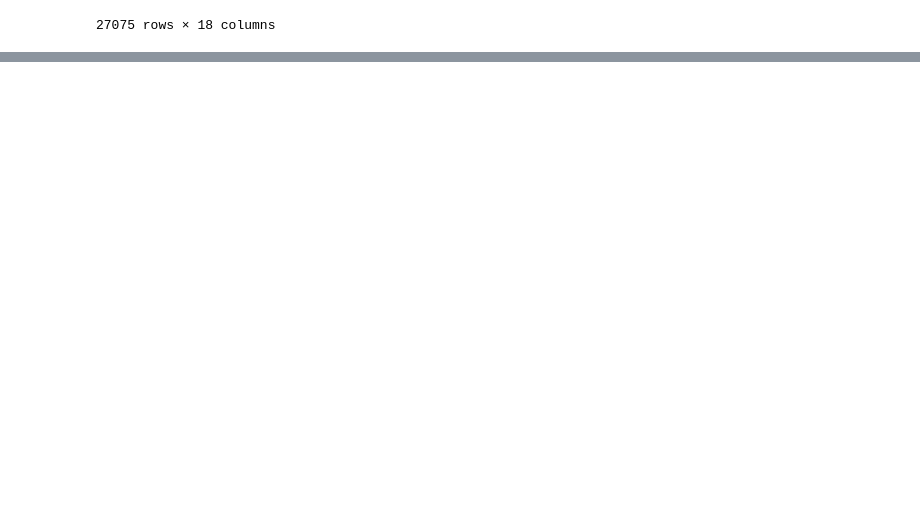
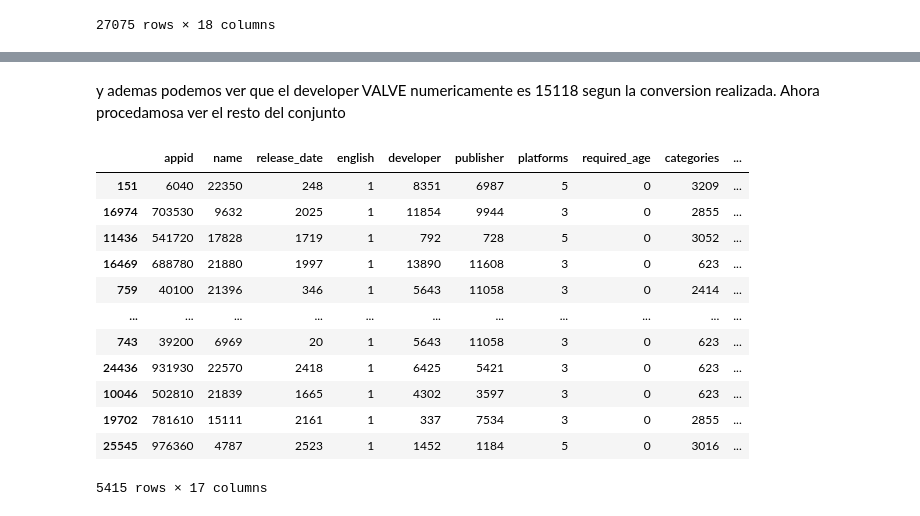
Before and after one commit to Lorenzomar4/ParadigmasDeProgramacionUnsam-tps, a Jupyter notebook: Tp1.ipynb, the cells around one changed output, grey strips where cells are left out. Cells and saved outputs as stored; diff of their text form; code cells hidden in the pictures; blank space fills up the shorter version.

```diff
--- a/Tp1.ipynb
+++ b/Tp1.ipynb
@@ -278,0 +329,4 @@ df
+# %%
+columnasNoNumericas = X.select_dtypes(exclude=['number'])
+columnasNoNumericas = columnasNoNumericas.columns.tolist()
+columnasNoNumericas
@@ -278,0 +345,6 @@ df
+# %%
+from sklearn.preprocessing import LabelEncoder
+'''
+Utilizamos LabelEnconder para convertir a números los datos categóricos.
+'''
+labelencoder_X = LabelEncoder()
@@ -278,0 +353,3 @@ df
+# %%
+X[columnasNoNumericas]=X[columnasNoNumericas].apply(lambda col: labelencoder_X.fit_transform(col))
+X
@@ -278,0 +376,7 @@ df
+# %%
+from sklearn.model_selection import train_test_split
+'''
+train_test_split permite dividir un dataset en bloques, típicamente bloques
+destinados al entrenamiento y validación del modelo.
+'''
+X_train, X_test, y_train, y_test = train_test_split(X, Y, test_size = 0.2, random_state = 0)
@@ -278,0 +409,18 @@ df
+# %% [markdown]
+y ademas podemos ver que el developer VALVE numericamente es  15118 segun la conversion realizada. Ahora procedamosa ver el resto del conjunto
+# %%
+X_test
+# %% [output]
+|  | appid | name | release_date | english | developer | publisher | platforms | required_age | categories | ... |
+| 151 | 6040 | 22350 | 248 | 1 | 8351 | 6987 | 5 | 0 | 3209 | ... |
+| 16974 | 703530 | 9632 | 2025 | 1 | 11854 | 9944 | 3 | 0 | 2855 | ... |
+| 11436 | 541720 | 17828 | 1719 | 1 | 792 | 728 | 5 | 0 | 3052 | ... |
+| 16469 | 688780 | 21880 | 1997 | 1 | 13890 | 11608 | 3 | 0 | 623 | ... |
+| 759 | 40100 | 21396 | 346 | 1 | 5643 | 11058 | 3 | 0 | 2414 | ... |
+| ... | ... | ... | ... | ... | ... | ... | ... | ... | ... | ... |
+| 743 | 39200 | 6969 | 20 | 1 | 5643 | 11058 | 3 | 0 | 623 | ... |
+| 24436 | 931930 | 22570 | 2418 | 1 | 6425 | 5421 | 3 | 0 | 623 | ... |
+| 10046 | 502810 | 21839 | 1665 | 1 | 4302 | 3597 | 3 | 0 | 623 | ... |
+| 19702 | 781610 | 15111 | 2161 | 1 | 337 | 7534 | 3 | 0 | 2855 | ... |
+| 25545 | 976360 | 4787 | 2523 | 1 | 1452 | 1184 | 5 | 0 | 3016 | ... |
+5415 rows × 17 columns
```
Also changed, not shown: parts of 33 cells of this notebook.
